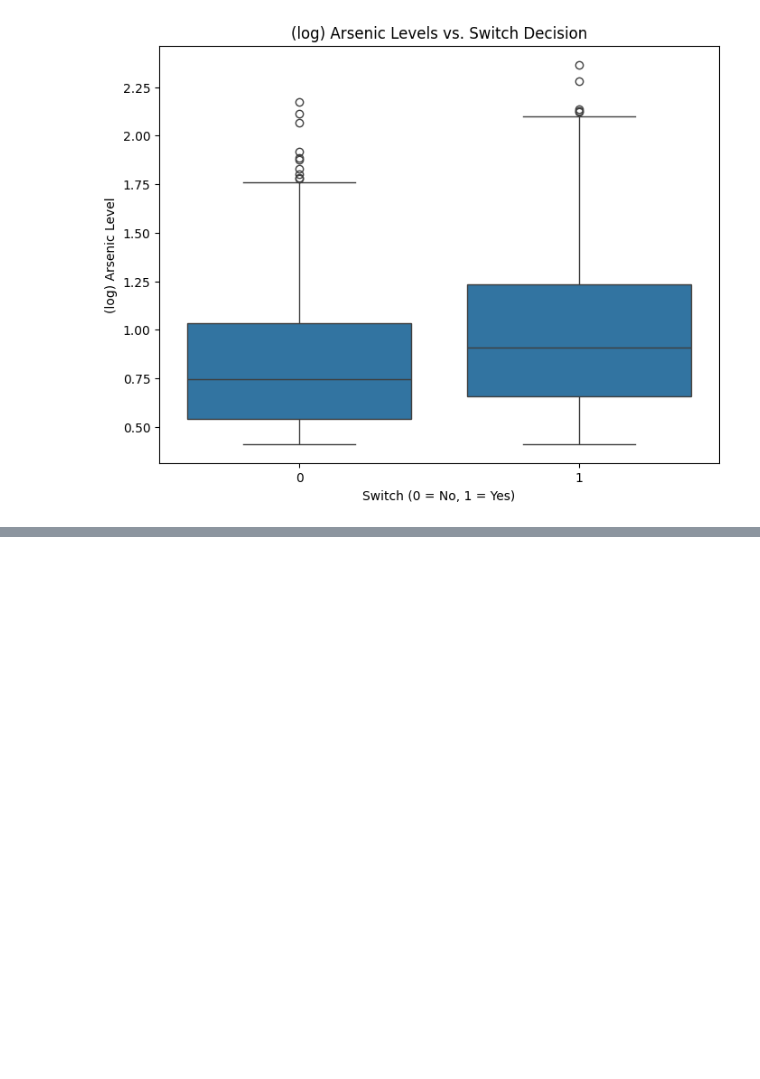
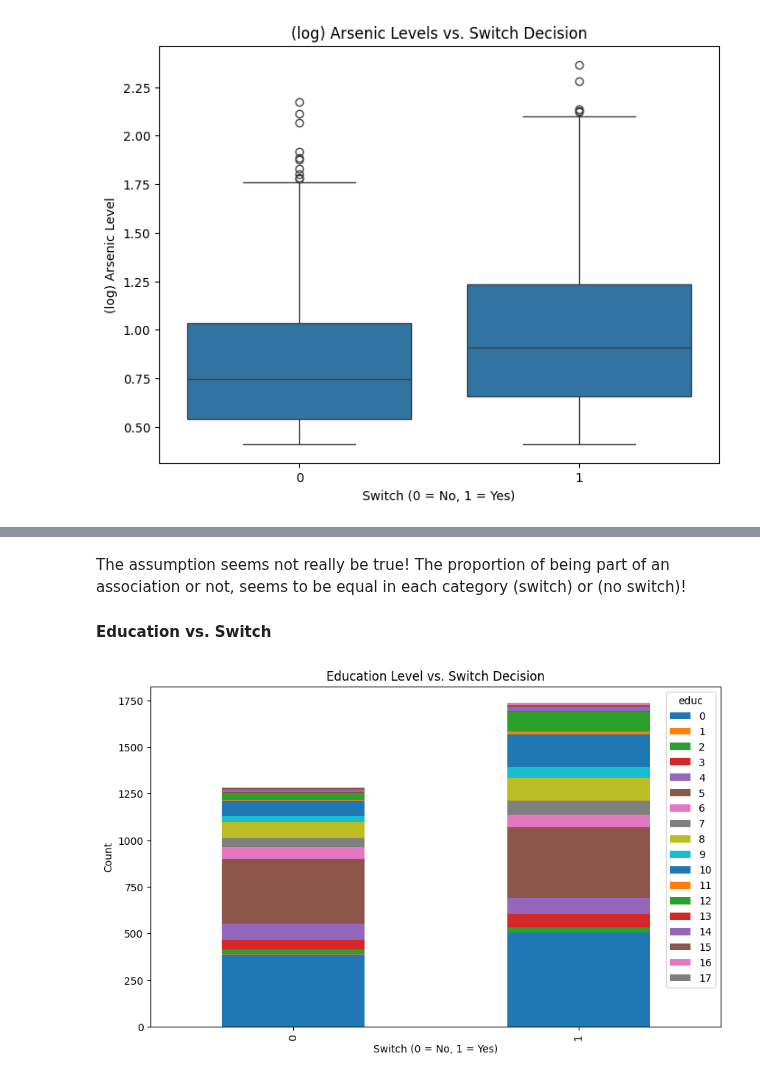
Before and after one commit to Darknight47/Data-Science-Project-01, a Jupyter notebook: logistic_regression.ipynb, the cells around one changed output, grey strips where cells are left out. Saved outputs shown, nothing was run; the diff lists cells and outputs as text; code cells hidden in the pictures; blank space fills up the shorter version.

```diff
--- a/logistic_regression.ipynb
+++ b/logistic_regression.ipynb
@@ -222,0 +251,14 @@ The assumption seems to be valid, the ones that have switched (1) have higher me
+# %% [markdown]
+The assumption seems not really be true! The proportion of being part of an association or not, seems to be equal in each category (switch) or (no switch)!
+
+#### Education vs. Switch
+# %%
+# Bar plot of 'education' by 'switch'
+education_switch_counts = dataset.groupby('switch')['educ'].value_counts().unstack()
+education_switch_counts.plot(kind='bar', stacked=True, figsize=(10, 6))
+plt.title('Education Level vs. Switch Decision')
+plt.xlabel('Switch (0 = No, 1 = Yes)')
+plt.ylabel('Count')
+plt.show()
+# %% [output]
+[figure, added]
```
Also changed, not shown: parts of 6 cells of this notebook.
